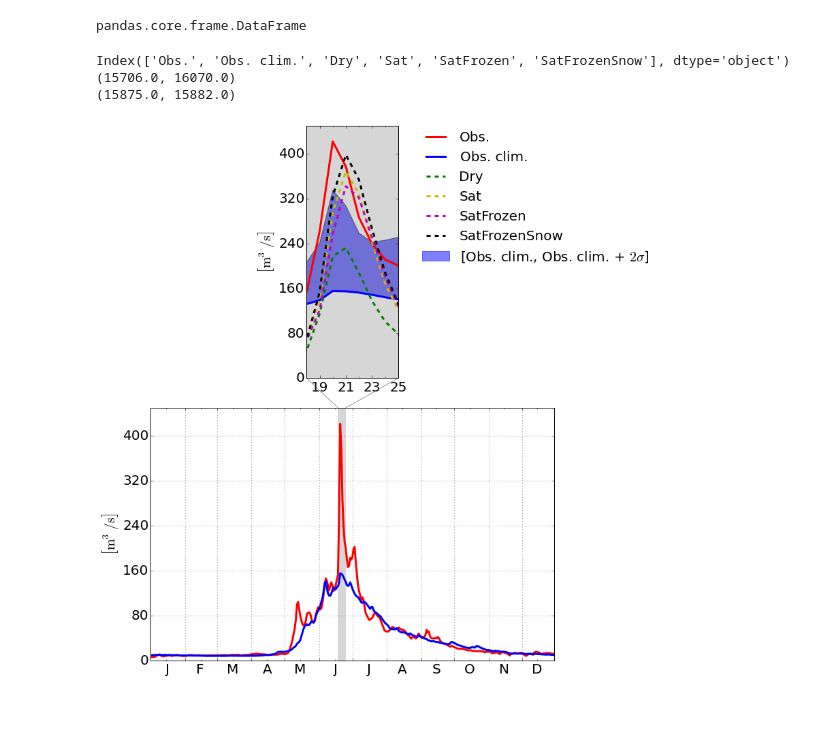
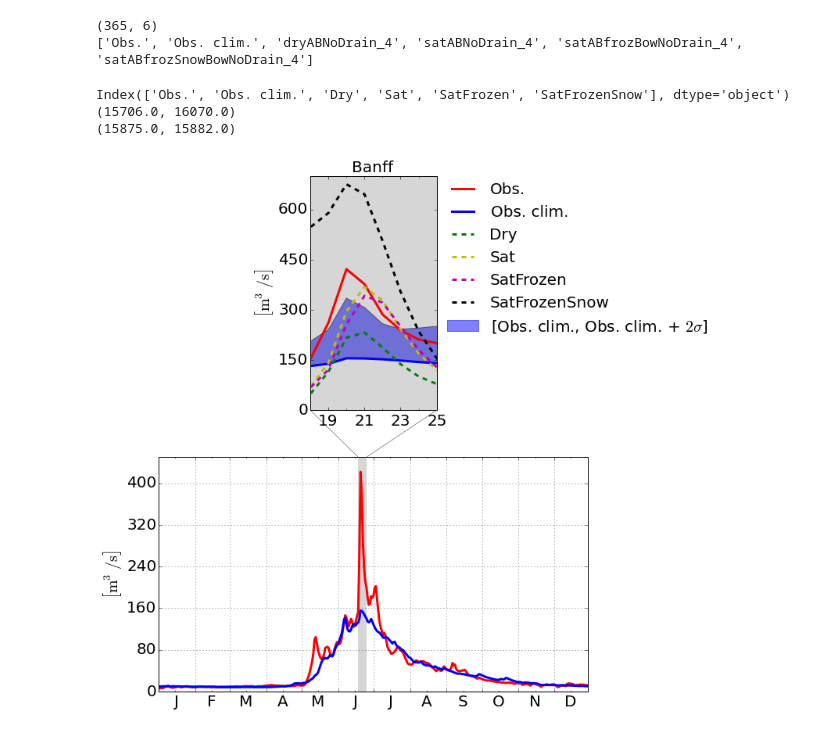
Before and after one commit to guziy/PyNotebooks, a Jupyter notebook: data_for_sasha_1_year/plot_hydrographs.ipynb, the cells around one changed output. Drawn from its saved outputs; the diff is of its cells as text; code cells hidden in the pictures.

Commit message:
make plots for different points

```diff
--- a/data_for_sasha_1_year/plot_hydrographs.ipynb
+++ b/data_for_sasha_1_year/plot_hydrographs.ipynb
@@ -48,7 +48,11 @@ def apply_plot_params(font_size=20, width_pt=1000, aspect_ratio=1, height_cm=Non
     pylab.rcParams.update(params)
 # %%
 # get data
-data_dir = "/home/san/CNRCWP/Calgary_flood/data_for_sasha_1_year_new"
+#data_dir = "/home/san/CNRCWP/Calgary_flood/data_for_sasha_1_year_new"
+#data_dir = "/Users/huziy/CNRCWP/Floods/data_for_sasha_1_year_new"
+data_dir = "/Users/huziy/CNRCWP/Floods/Banff"
+
+title = os.path.basename(data_dir)
 
 # If using labels for the first version of the data
 id_to_label = {
@@ -78,11 +82,11 @@ if read_std:
 
 if derive_label_from_fname:
     id_to_label = {}
-    ordered_labels = ["Obs.", "Obs. clim.", "dryAB", "satABfrozSnowBow",
-                      "satAB", "satABfrozBow", "dryABNoDrain", "satABNoDrain",
+    ordered_labels = ["Obs.", "Obs. clim.",
+                       "dryABNoDrain", "satABNoDrain",
                       "satABfrozBowNoDrain", "satABfrozSnowBowNoDrain"]
 
-    ordered_labels = ordered_labels[:2] + [lbl + "_4" for lbl in ordered_labels[3:]]
+    ordered_labels = ordered_labels[:2] + [lbl + "_4" for lbl in ordered_labels[2:]]
 
 data_yearly = None
 skiprows = 2
@@ -101,7 +105,8 @@ for f in os.listdir(data_dir):
         if derive_label_from_fname:
             label = label.split("_")[-2]
     except Exception:
-        pass
+        continue
+
 
     sel_cols = list(range(5))
 
@@ -118,11 +123,9 @@ for f in os.listdir(data_dir):
     else:
         data_yearly = pd.concat([data_yearly, df], axis=1)
 
+    print(label)
 
-# delete unnecessary
-
-
-
+# delete unnecessary (since the same in all files)
 for cname in data_yearly.columns[4:]:
     if "_" in cname:
         if int(cname.split("_")[-1]) in [1, 3]:
@@ -130,12 +133,13 @@ for cname in data_yearly.columns[4:]:
 
 for cname in data_yearly.columns:
     if "_" in cname:
-        if int(cname.split("_")[-1]) in [2,]:
+        if int(cname.split("_")[-1]) in [2, ]:
             del data_yearly[cname]
 
 
 
-data_yearly.columns = [c.replace("simulation_1_year", "") for c in data_yearly.columns]
+
+data_yearly.columns = [c.replace("simulation_1_year", "").replace("snow","Snow") for c in data_yearly.columns]
 
 print(data_yearly.columns)
 
@@ -149,12 +153,13 @@ data_yearly.columns = [ "Obs. clim." if c.endswith("3") else c for c in data_yea
 print(data_yearly.head())
 
 # Make observations to be the first columns
-new_order = ["Obs.", "Obs. clim."]
-new_order = new_order + [c for c in ordered_labels if c not in new_order]
+new_order = ["Obs.", "Obs. clim."] if title.lower().endswith("banff") else []
+new_order += [c for c in ordered_labels[2:] if c not in new_order]
 data_yearly = data_yearly[new_order]
 
-
+print(new_order)
 print(data_yearly.head())
+print(ordered_labels)
 
 
 if dates is None:
@@ -178,8 +183,7 @@ data_yearly.columns = [id_to_label.get(c, c) for c in data_yearly.columns]
 data_yearly.columns = [c if not c.endswith("_4") else c[:-2] for c in data_yearly.columns]
 
 # select only nodrain sims
-print(list(data_yearly.columns[:2]) + [c for c in data_yearly.columns if "nodrain" in c.lower()])
-data_yearly = data_yearly[list(data_yearly.columns[:2]) + [c for c in data_yearly.columns if "nodrain" in c.lower()]]
+data_yearly = data_yearly[list(data_yearly.columns[:2]) + [c for c in data_yearly.columns[2:] if "nodrain" in c.lower()]]
 
 
 data_yearly.columns = [c.replace("NoDrain", "").replace("AB", "").replace("froz", "Frozen").replace("sat", "Sat").replace("dry", "Dry").replace("Bow", "") for c in data_yearly.columns]
@@ -213,10 +217,12 @@ Index(['satABfrozBow_1', 'satABfrozBow_3', 'satABfrozBow_4',
 | 2013-01-04 | 6.55 | 9.7 | 1.432889 | 1.432889 | 1.432889 | 1.432889 |
 | 2013-01-05 | 6.61 | 9.7 | 1.028352 | 1.028352 | 1.028352 | 1.028352 |
 # %%
-data_yearly.shape
+print(data_yearly.shape)
 type(clim_std)
+print(new_order)
 # %% [output]
-pandas.core.frame.DataFrame
+(365, 6)
+['Obs.', 'Obs. clim.', 'dryABNoDrain_4', 'satABNoDrain_4', 'satABfrozBowNoDrain_4', 'satABfrozSnowBowNoDrain_4']
 # %%
 from matplotlib.transforms import Bbox, TransformedBbox, \
      blended_transform_factory
@@ -410,8 +428,8 @@ def plot_dataframe(df):
 # %%
 
-plot_dataframe(data_yearly)
+plot_dataframe(data_yearly, title)
 # %% [output]
 Index(['Obs.', 'Obs. clim.', 'Dry', 'Sat', 'SatFrozen', 'SatFrozenSnow'], dtype='object')
 (15706.0, 16070.0)
 (15875.0, 15882.0)
-[figure, old version]
+[figure, new version]
```
Also changed, not shown: parts of 2 cells of this notebook.
